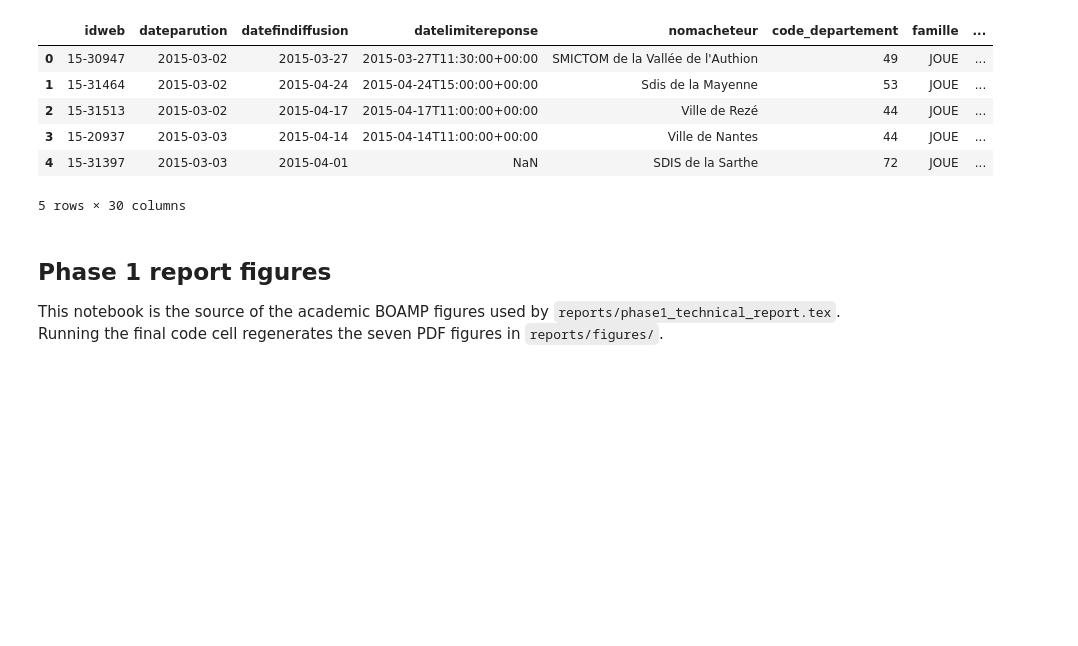
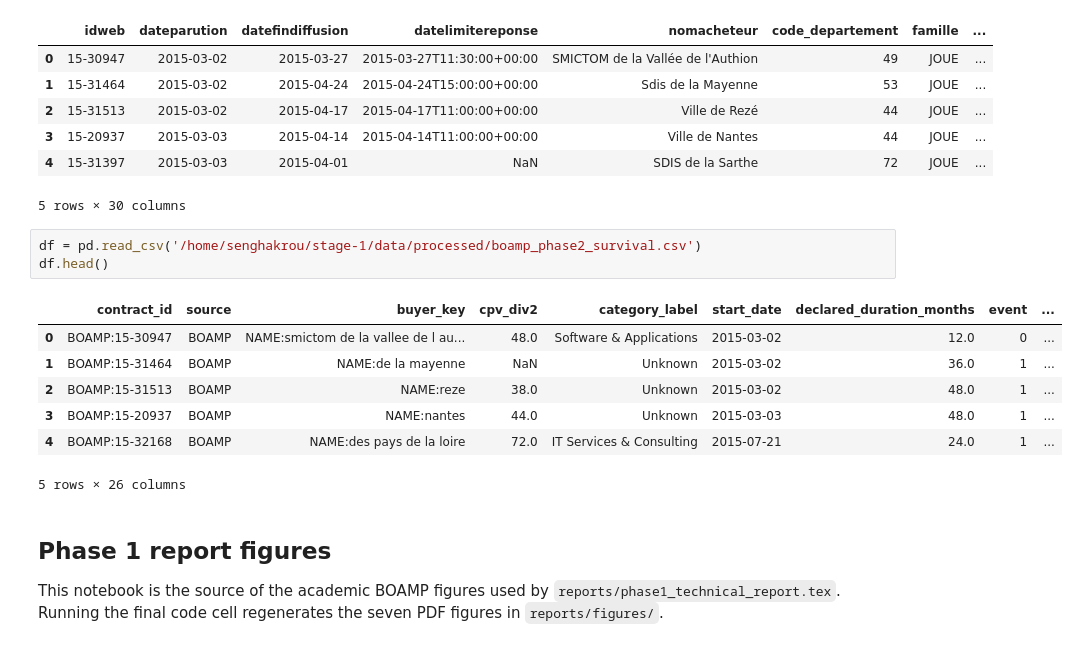
Before and after one commit to ROUSenghak/stage, a Jupyter notebook: boamp_renewal_linking_quality/data.ipynb, the cells around one changed output. Drawn from its saved outputs; the diff is of its cells as text; blank space fills up the shorter version.

```diff
--- a/boamp_renewal_linking_quality/data.ipynb
+++ b/boamp_renewal_linking_quality/data.ipynb
@@ -71,6 +71,17 @@ df5.head()
 | 3 | 15-20937 | 2015-03-03 | 2015-04-14 | 2015-04-14T11:00:00+00:00 | Ville de Nantes | 44 | JOUE | ... |
 | 4 | 15-31397 | 2015-03-03 | 2015-04-01 | NaN | SDIS de la Sarthe | 72 | JOUE | ... |
 5 rows × 30 columns
+# %%
+df = pd.read_csv('/home/senghakrou/stage-1/data/processed/boamp_phase2_survival.csv')
+df.head()
+# %% [output]
+|  | contract_id | source | buyer_key | cpv_div2 | category_label | start_date | declared_duration_months | event | ... |
+| 0 | BOAMP:15-30947 | BOAMP | NAME:smictom de la vallee de l au... | 48.0 | Software & Applications | 2015-03-02 | 12.0 | 0 | ... |
+| 1 | BOAMP:15-31464 | BOAMP | NAME:de la mayenne | NaN | Unknown | 2015-03-02 | 36.0 | 1 | ... |
+| 2 | BOAMP:15-31513 | BOAMP | NAME:reze | 38.0 | Unknown | 2015-03-02 | 48.0 | 1 | ... |
+| 3 | BOAMP:15-20937 | BOAMP | NAME:nantes | 44.0 | Unknown | 2015-03-03 | 48.0 | 1 | ... |
+| 4 | BOAMP:15-32168 | BOAMP | NAME:des pays de la loire | 72.0 | IT Services & Consulting | 2015-07-21 | 24.0 | 1 | ... |
+5 rows × 26 columns
 # %% [markdown]
 ## Phase 1 report figures
 
```
Also changed, not shown: 11 other files.
